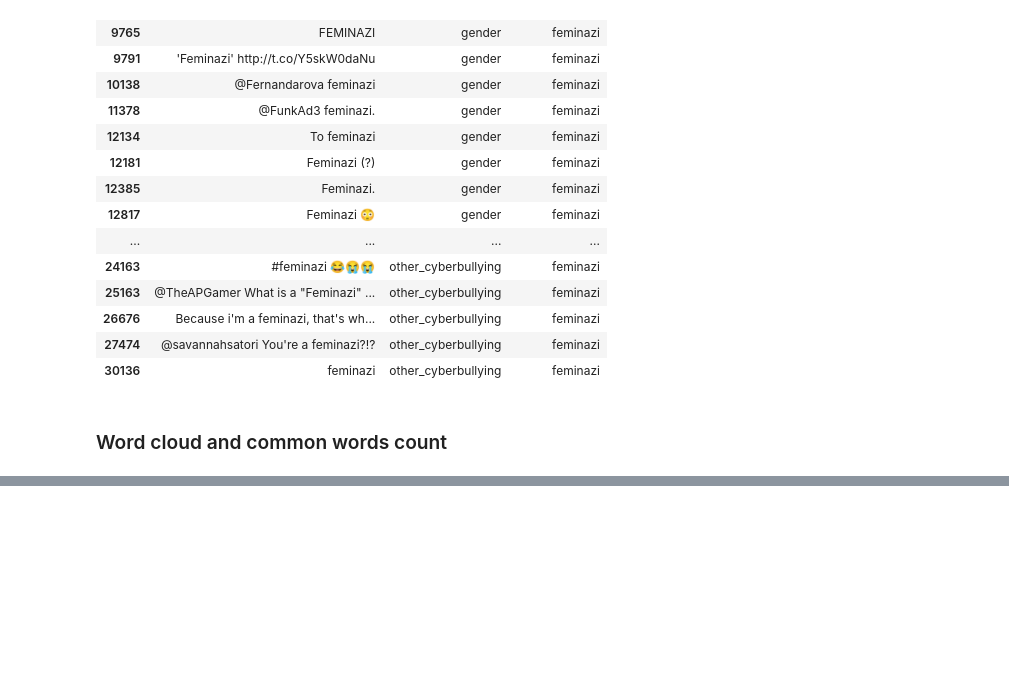
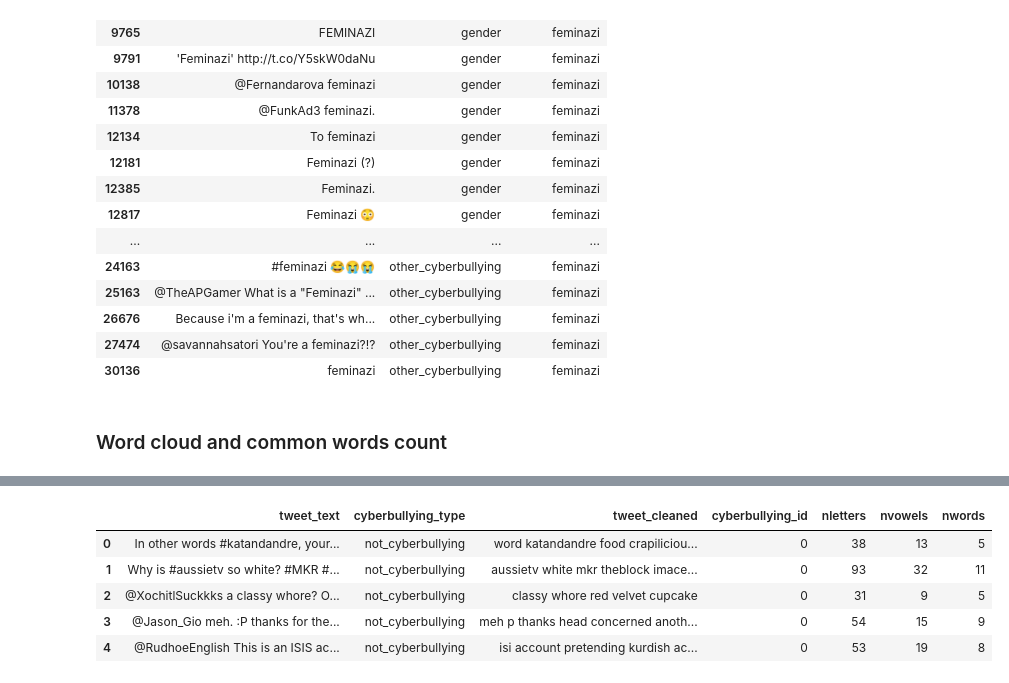
Before and after one commit to chiaracodes/EL-assignment, a Jupyter notebook: Cyberbullying_model/Cyberbulling_model_Maria_colab.ipynb, the cells around one changed output, grey strips where cells are left out. Saved outputs shown, nothing was run; the diff lists cells and outputs as text; code cells hidden in the pictures; blank space fills up the shorter version.

```diff
--- a/Cyberbullying_model/Cyberbulling_model_Maria_colab.ipynb
+++ b/Cyberbullying_model/Cyberbulling_model_Maria_colab.ipynb
@@ -302,0 +354,15 @@ Top 10 words:
+# %%
+#Get the length of the tweet: number of words
+df['nwords']=(df['tweet_cleaned'].str.split()).apply(len)
+#get number of letters
+df['nletters']=(df['tweet_cleaned']).apply(len)
+#get number of vowels
+df['nvowels']=df['tweet_cleaned'].str.count(r'[aeiou]')
+df.head()
+# %% [output]
+|  | tweet_text | cyberbullying_type | tweet_cleaned | cyberbullying_id | nletters | nvowels | nwords |
+| 0 | In other words #katandandre, your... | not_cyberbullying | word katandandre food crapiliciou... | 0 | 38 | 13 | 5 |
+| 1 | Why is #aussietv so white? #MKR #... | not_cyberbullying | aussietv white mkr theblock imace... | 0 | 93 | 32 | 11 |
+| 2 | @XochitlSuckkks a classy whore? O... | not_cyberbullying | classy whore red velvet cupcake | 0 | 31 | 9 | 5 |
+| 3 | @Jason_Gio meh. :P thanks for the... | not_cyberbullying | meh p thanks head concerned anoth... | 0 | 54 | 15 | 9 |
+| 4 | @RudhoeEnglish This is an ISIS ac... | not_cyberbullying | isi account pretending kurdish ac... | 0 | 53 | 19 | 8 |
```
Also changed, not shown: parts of 10 cells of this notebook.
